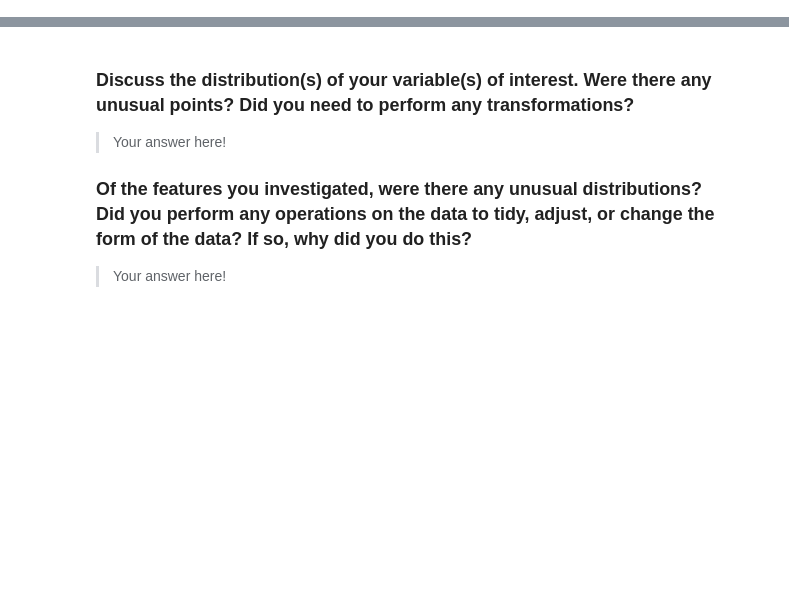
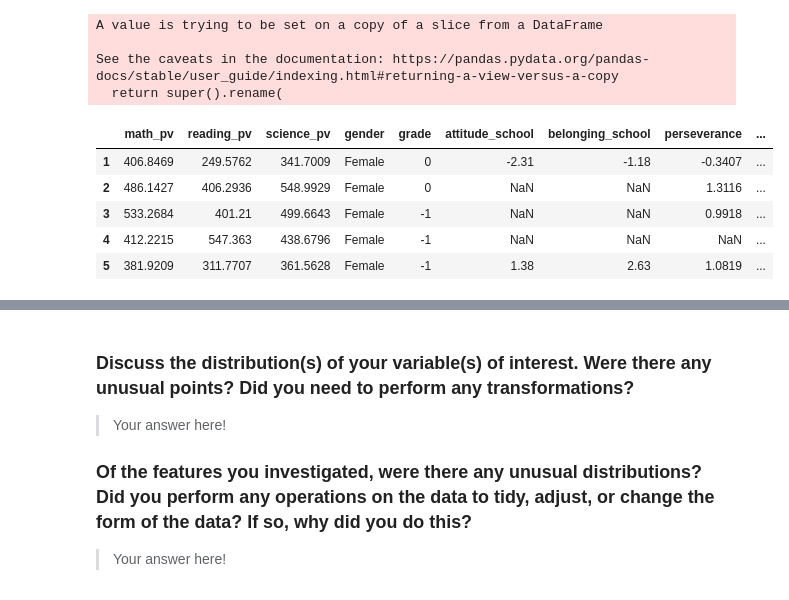
Before and after one commit to zoraaroz/PISA-data-visualisation, a Jupyter notebook: exploration.ipynb, the cells around one changed output, grey strips where cells are left out. Cells and saved outputs as stored; diff of their text form; code cells hidden in the pictures; blank space fills up the shorter version.

```diff
--- a/exploration.ipynb
+++ b/exploration.ipynb
@@ -40,0 +48,23 @@ you plan on investigating next.
+# %%
+# create a subset of the data for analysis (see explanation below)
+pisa_explore = df_pisa[['PV1MATH','PV1READ','PV1SCIE','ST04Q01','GRADE','ATSCHL','BELONG','PERSEV','OPENPS',
+         'ESCS','HISCED','WEALTH','CNT','DISCLIMA','ICTSCH','STUDREL','LMINS','MMINS','SMINS']]
+pisa_explore.rename(columns = {'PV1MATH':'math_pv', 'PV1READ':'reading_pv', 'PV1SCIE':'science_pv',
+                              'ST04Q01':'gender', 'GRADE':'grade', 'ATSCHL':'attitude_school',
+                              'BELONG':'belonging_school', 'PERSEV':'perseverance', 'OPENPS':'problem_solving',
+                              'ESCS':'status', 'HISCED':'parents_edu', 'WEALTH':'wealth',
+                              'CNT':'country', 'DISCLIMA':'discipl_climate', 'ICTSCH':'ICT_school',
+                              'STUDREL':'teacher_student_rel', 'LMINS':'l_learning', 'MMINS':'m_learning',
+                              'SMINS':'s_learning'}, inplace = True)
+pisa_explore.head()
+# %% [output]
+A value is trying to be set on a copy of a slice from a DataFrame
+
+See the caveats in the documentation: https://pandas.pydata.org/pandas-docs/stable/user_guide/indexing.html#returning-a-view-versus-a-copy
+  return super().rename(
+|  | math_pv | reading_pv | science_pv | gender | grade | attitude_school | belonging_school | perseverance | ... |
+| 1 | 406.8469 | 249.5762 | 341.7009 | Female | 0 | -2.31 | -1.18 | -0.3407 | ... |
+| 2 | 486.1427 | 406.2936 | 548.9929 | Female | 0 | NaN | NaN | 1.3116 | ... |
+| 3 | 533.2684 | 401.21 | 499.6643 | Female | -1 | NaN | NaN | 0.9918 | ... |
+| 4 | 412.2215 | 547.363 | 438.6796 | Female | -1 | NaN | NaN | NaN | ... |
+| 5 | 381.9209 | 311.7707 | 361.5628 | Female | -1 | 1.38 | 2.63 | 1.0819 | ... |
```
Also changed, not shown: parts of 19 cells of this notebook, 1 other file.
